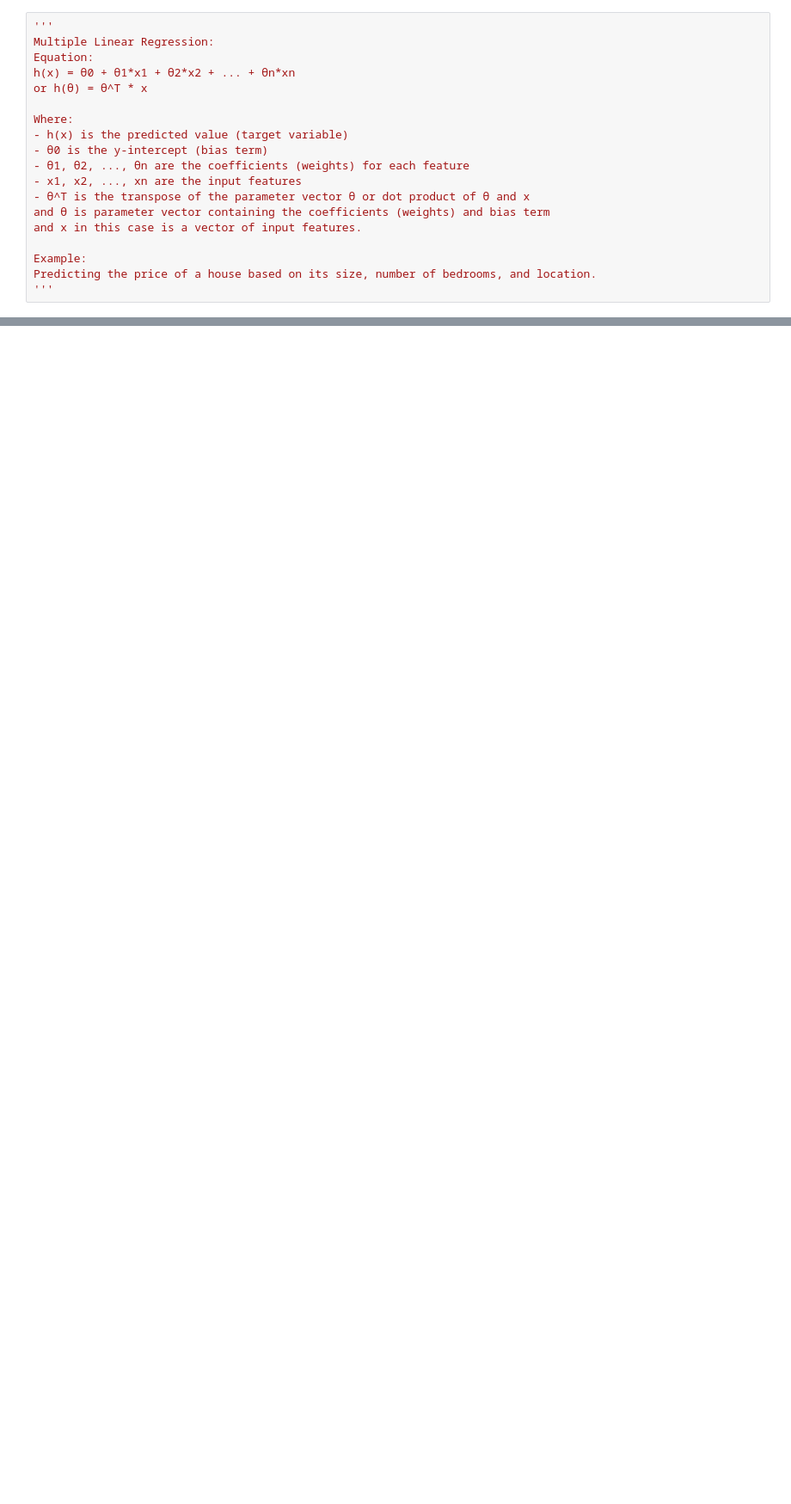
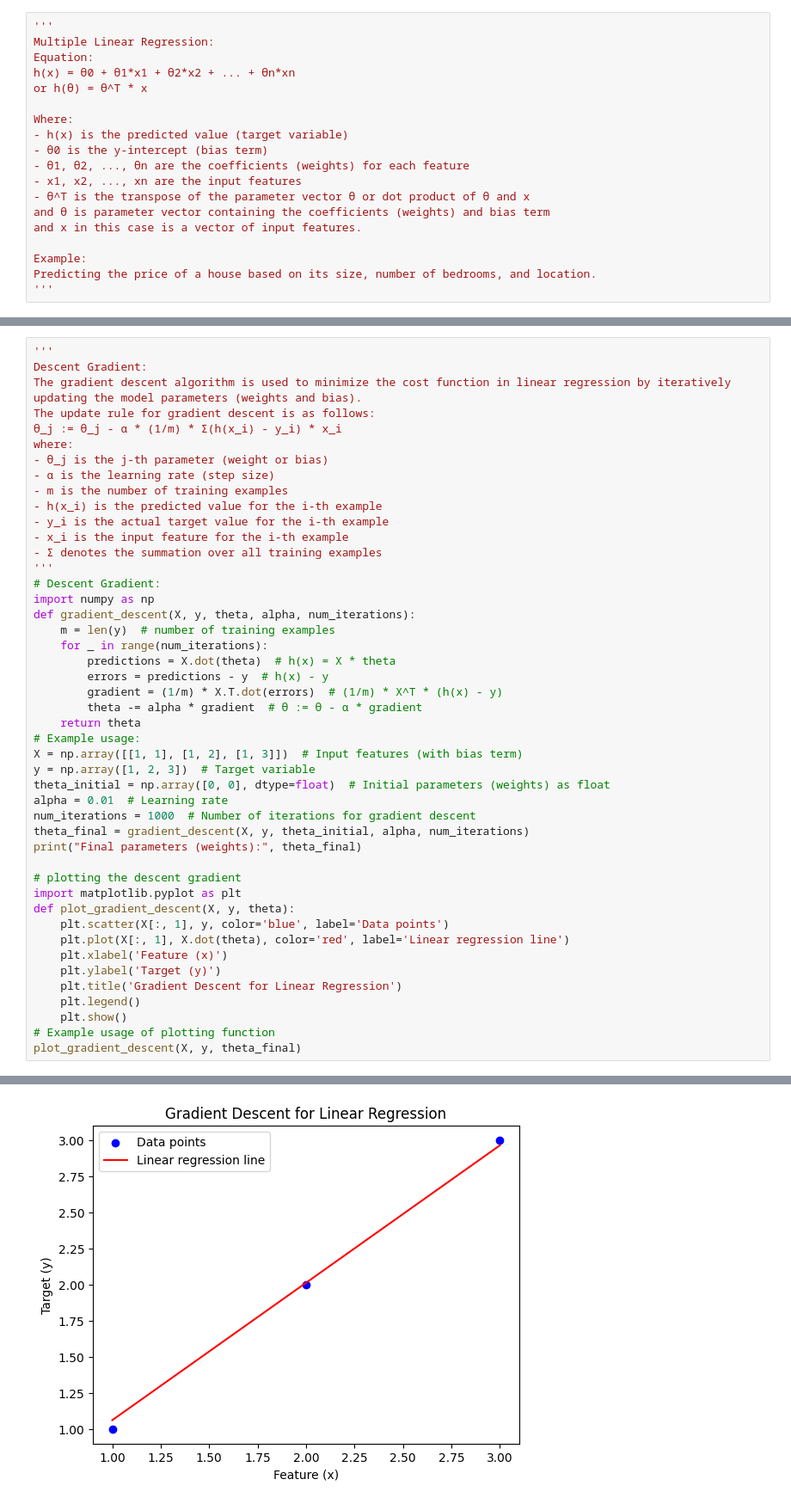
Before and after one commit to abhik12295/Data-Science-Learning, a Jupyter notebook: Core ML Topics/5. ML Algos/1. Linear Regression.ipynb, the cells around one changed output, grey strips where cells are left out. Shown at 86% size. Saved outputs shown, nothing was run; the diff lists cells and outputs as text; blank space fills up the shorter version.

Commit message:
Linear Regression

```diff
--- a/Core ML Topics/5. ML Algos/1. Linear Regression.ipynb
+++ b/Core ML Topics/5. ML Algos/1. Linear Regression.ipynb
@@ -91,0 +115,48 @@ Predicting the price of a house based on its size, number of bedrooms, and locat
+# %%
+'''
+Descent Gradient:
+The gradient descent algorithm is used to minimize the cost function in linear regression by iteratively
+updating the model parameters (weights and bias).
+The update rule for gradient descent is as follows:
+θ_j := θ_j - α * (1/m) * Σ(h(x_i) - y_i) * x_i
+where:
+- θ_j is the j-th parameter (weight or bias)
+- α is the learning rate (step size)
+- m is the number of training examples
+- h(x_i) is the predicted value for the i-th example
+- y_i is the actual target value for the i-th example
+- x_i is the input feature for the i-th example
+- Σ denotes the summation over all training examples
+'''
+# Descent Gradient:
+import numpy as np
+def gradient_descent(X, y, theta, alpha, num_iterations):
+    m = len(y)  # number of training examples
+    for _ in range(num_iterations):
+        predictions = X.dot(theta)  # h(x) = X * theta
+        errors = predictions - y  # h(x) - y
+        gradient = (1/m) * X.T.dot(errors)  # (1/m) * X^T * (h(x) - y)
+        theta -= alpha * gradient  # θ := θ - α * gradient
+    return theta
+# Example usage:
+X = np.array([[1, 1], [1, 2], [1, 3]])  # Input features (with bias term)
+y = np.array([1, 2, 3])  # Target variable
+theta_initial = np.array([0, 0], dtype=float)  # Initial parameters (weights) as float
+alpha = 0.01  # Learning rate
+num_iterations = 1000  # Number of iterations for gradient descent
+theta_final = gradient_descent(X, y, theta_initial, alpha, num_iterations)
+print("Final parameters (weights):", theta_final)
+
+# plotting the descent gradient
+import matplotlib.pyplot as plt
+def plot_gradient_descent(X, y, theta):
+    plt.scatter(X[:, 1], y, color='blue', label='Data points')
+    plt.plot(X[:, 1], X.dot(theta), color='red', label='Linear regression line')
+    plt.xlabel('Feature (x)')
+    plt.ylabel('Target (y)')
+    plt.title('Gradient Descent for Linear Regression')
+    plt.legend()
+    plt.show()
+# Example usage of plotting function
+plot_gradient_descent(X, y, theta_final)
+# %% [output]
@@ -91,0 +164 @@ Predicting the price of a house based on its size, number of bedrooms, and locat
+[figure, added]
```
Also changed, not shown: parts of 4 cells of this notebook.
